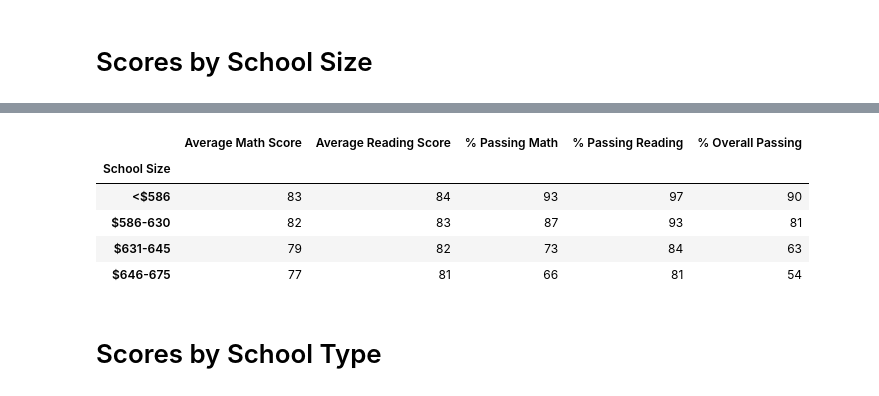
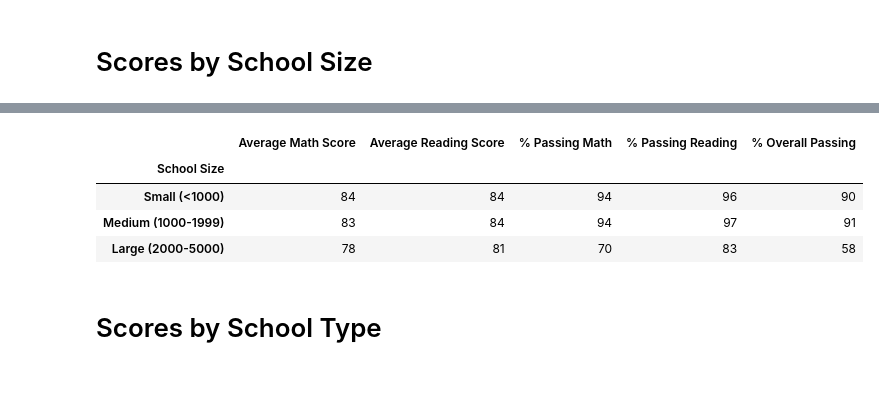
Before and after one commit to Michaelfr22/School_District_Analysis, a Jupyter notebook: PyCitySchools_Challenge_Testing.ipynb, the cells around one changed output, grey strips where cells are left out. Drawn from its saved outputs; the diff is of its cells as text; code cells hidden in the pictures.

```diff
--- a/PyCitySchools_Challenge_Testing.ipynb
+++ b/PyCitySchools_Challenge_Testing.ipynb
@@ -337,4 +351,6 @@ round(thomas_high_students_overall_passing_perc)
 # %%
 # Step 13. Replace the passing reading percentage for Thomas High School in the per_school_summary_df.
+per_school_summary_df.loc[('Thomas High School'), ('% Passing Reading')] = thomas_high_upper_classmen_passing_reading_perc
 # %%
 # Step 14. Replace the overall passing percentage for Thomas High School in the per_school_summary_df.
+per_school_summary_df.loc[('Thomas High School'), ('% Overall Passing')] = thomas_high_students_overall_passing_perc
@@ -466,9 +489,8 @@ reading_scores_by_grade
 per_school_capita = per_school_budget / per_school_counts
 # %%
 # Establish the spending bins and group names.
-spending_bins = [0, 585, 630, 645, 675]
-group_names = ["<$586", "$586-630", "$631-645", "$646-675"]
+spending_bins = [0, 575, 625, 645, 675]
+group_names = ["<$575", "$575-624", "$625-644", "$645-675"]
 
 # Categorize spending based on the bins.
 per_school_summary_df["Spending Ranges (Per Student)"] = pd.cut(per_school_capita, spending_bins, labels=group_names)
-per_school_summary_df
@@ -514,3 +529,5 @@ school_size_df
+# %%
+per_school_summary_df['School Size'] = pd.cut(per_school_summary_df['Total Students'], size_bins, labels = group_names)
 # %%
 size_math_scores = per_school_summary_df.groupby(["School Size"]).mean()["Average Math Score"]
 
@@ -523,21 +540,20 @@ size_passing_reading = per_school_summary_df.groupby(["School Size"]).mean()["%
 size_overall_passing = per_school_summary_df.groupby(["School Size"]).mean()["% Overall Passing"]
 # %%
 # Assemble Size DataFrame
-size_summary_df = pd.DataFrame({
+size_df = pd.DataFrame({
           "Average Math Score" : size_math_scores.map("{:,.0f}".format),
           "Average Reading Score": size_reading_scores.map("{:,.0f}".format),
           "% Passing Math": size_passing_math.map("{:,.0f}".format),
           "% Passing Reading": size_passing_reading.map("{:,.0f}".format),
           "% Overall Passing": size_overall_passing.map("{:,.0f}".format)})
 
-size_summary_df
+size_df
 # %% [output]
 |  | Average Math Score | Average Reading Score | % Passing Math | % Passing Reading | % Overall Passing |
 | School Size |  |  |  |  |  |
-| <$586 | 83 | 84 | 93 | 97 | 90 |
-| $586-630 | 82 | 83 | 87 | 93 | 81 |
-| $631-645 | 79 | 82 | 73 | 84 | 63 |
-| $646-675 | 77 | 81 | 66 | 81 | 54 |
+| Small (<1000) | 84 | 84 | 94 | 96 | 90 |
+| Medium (1000-1999) | 83 | 84 | 94 | 97 | 91 |
+| Large (2000-5000) | 78 | 81 | 70 | 83 | 58 |
 # %% [markdown]
 # Scores by School Type
 # %%
```
Also changed, not shown: parts of 26 cells of this notebook.
